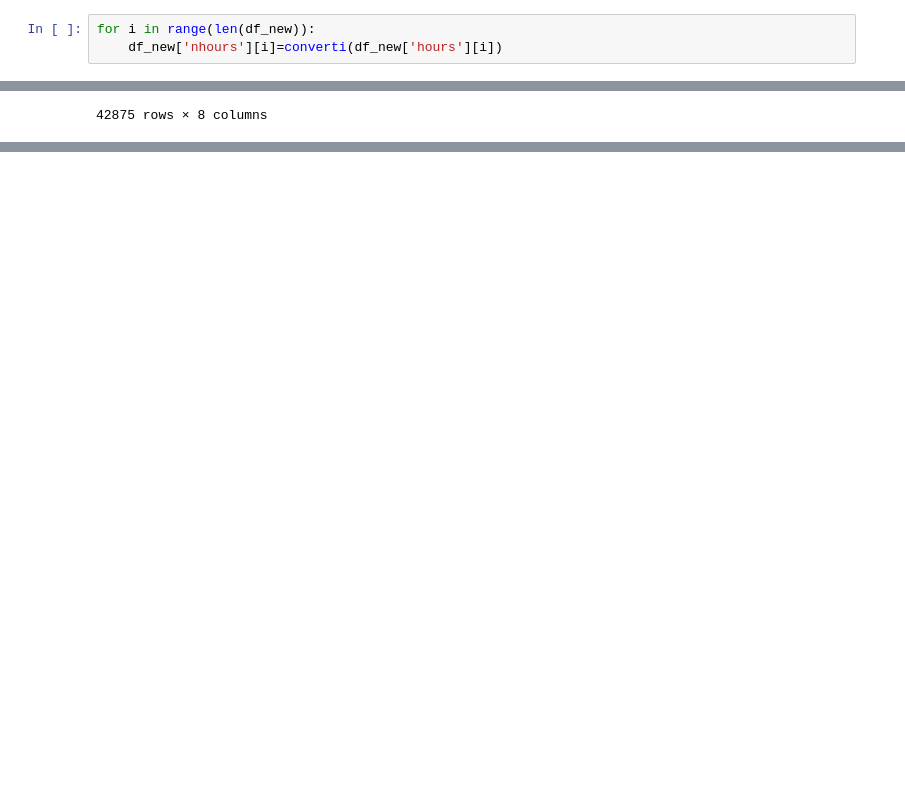
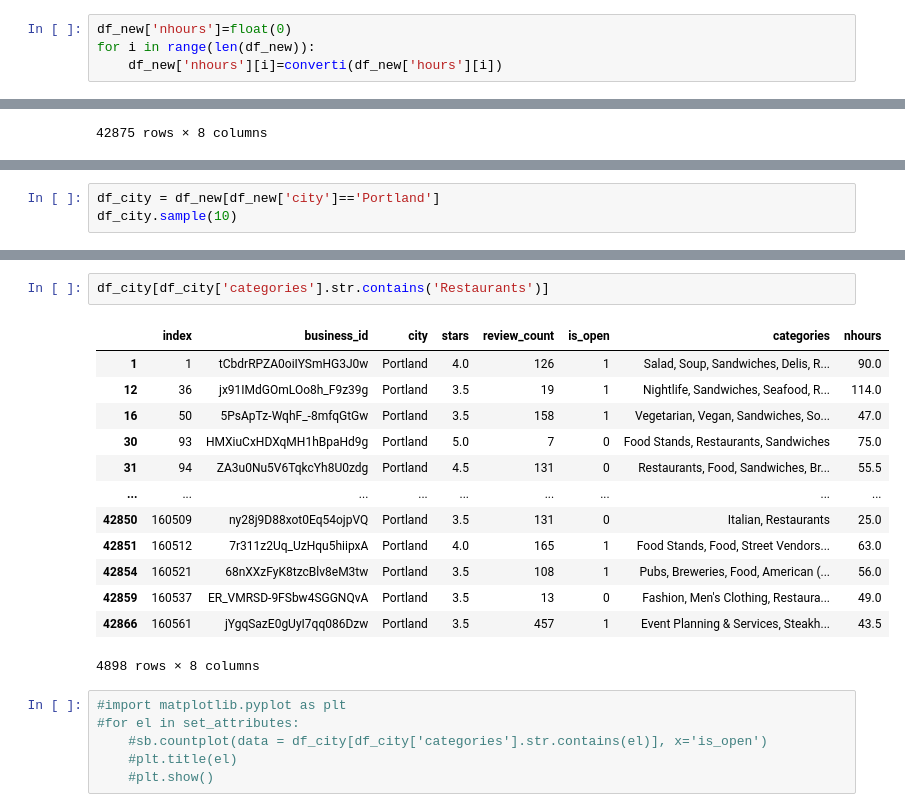
Before and after one commit to lucarossi9/Statistical-computation-project-2, a Jupyter notebook: closing_restaurants.ipynb, the cells around one changed output, grey strips where cells are left out. Cells and saved outputs as stored; diff of their text form; blank space fills up the shorter version.

Commit message:
added exploratory data analysis on closed/open restaurants

```diff
--- a/closing_restaurants.ipynb
+++ b/closing_restaurants.ipynb
@@ -257,6 +256,7 @@ def converti(st):
 # %%
 df_new=df_new.reset_index()
 # %%
+df_new['nhours']=float(0)
 for i in range(len(df_new)):
     df_new['nhours'][i]=converti(df_new['hours'][i])
 # %% [output]
@@ -299,0 +307,3 @@ df_new
+# %%
+df_city = df_new[df_new['city']=='Portland']
+df_city.sample(10)
@@ -299,0 +331,22 @@ df_new
+# %%
+df_city[df_city['categories'].str.contains('Restaurants')]
+# %% [output]
+|  | index | business_id | city | stars | review_count | is_open | categories | nhours |
+| 1 | 1 | tCbdrRPZA0oiIYSmHG3J0w | Portland | 4.0 | 126 | 1 | Salad, Soup, Sandwiches, Delis, R... | 90.0 |
+| 12 | 36 | jx91IMdGOmLOo8h_F9z39g | Portland | 3.5 | 19 | 1 | Nightlife, Sandwiches, Seafood, R... | 114.0 |
+| 16 | 50 | 5PsApTz-WqhF_-8mfqGtGw | Portland | 3.5 | 158 | 1 | Vegetarian, Vegan, Sandwiches, So... | 47.0 |
+| 30 | 93 | HMXiuCxHDXqMH1hBpaHd9g | Portland | 5.0 | 7 | 0 | Food Stands, Restaurants, Sandwiches | 75.0 |
+| 31 | 94 | ZA3u0Nu5V6TqkcYh8U0zdg | Portland | 4.5 | 131 | 0 | Restaurants, Food, Sandwiches, Br... | 55.5 |
+| ... | ... | ... | ... | ... | ... | ... | ... | ... |
+| 42850 | 160509 | ny28j9D88xot0Eq54ojpVQ | Portland | 3.5 | 131 | 0 | Italian, Restaurants | 25.0 |
+| 42851 | 160512 | 7r311z2Uq_UzHqu5hiipxA | Portland | 4.0 | 165 | 1 | Food Stands, Food, Street Vendors... | 63.0 |
+| 42854 | 160521 | 68nXXzFyK8tzcBlv8eM3tw | Portland | 3.5 | 108 | 1 | Pubs, Breweries, Food, American (... | 56.0 |
+| 42859 | 160537 | ER_VMRSD-9FSbw4SGGNQvA | Portland | 3.5 | 13 | 0 | Fashion, Men's Clothing, Restaura... | 49.0 |
+| 42866 | 160561 | jYgqSazE0gUyI7qq086Dzw | Portland | 3.5 | 457 | 1 | Event Planning & Services, Steakh... | 43.5 |
+4898 rows × 8 columns
+# %%
+#import matplotlib.pyplot as plt
+#for el in set_attributes:
+    #sb.countplot(data = df_city[df_city['categories'].str.contains(el)], x='is_open')
+    #plt.title(el)
+    #plt.show()
```
Also changed, not shown: parts of 13 cells of this notebook.
